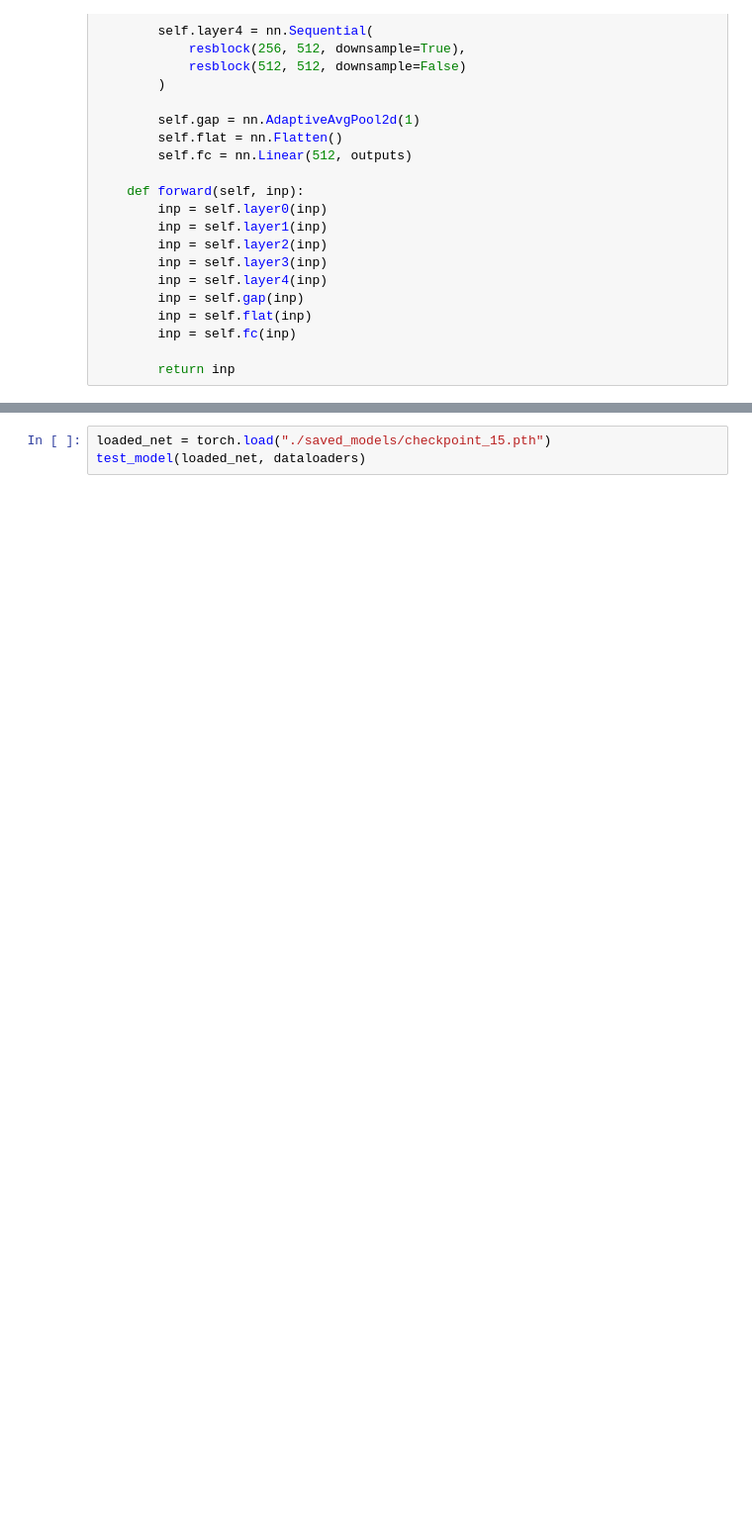
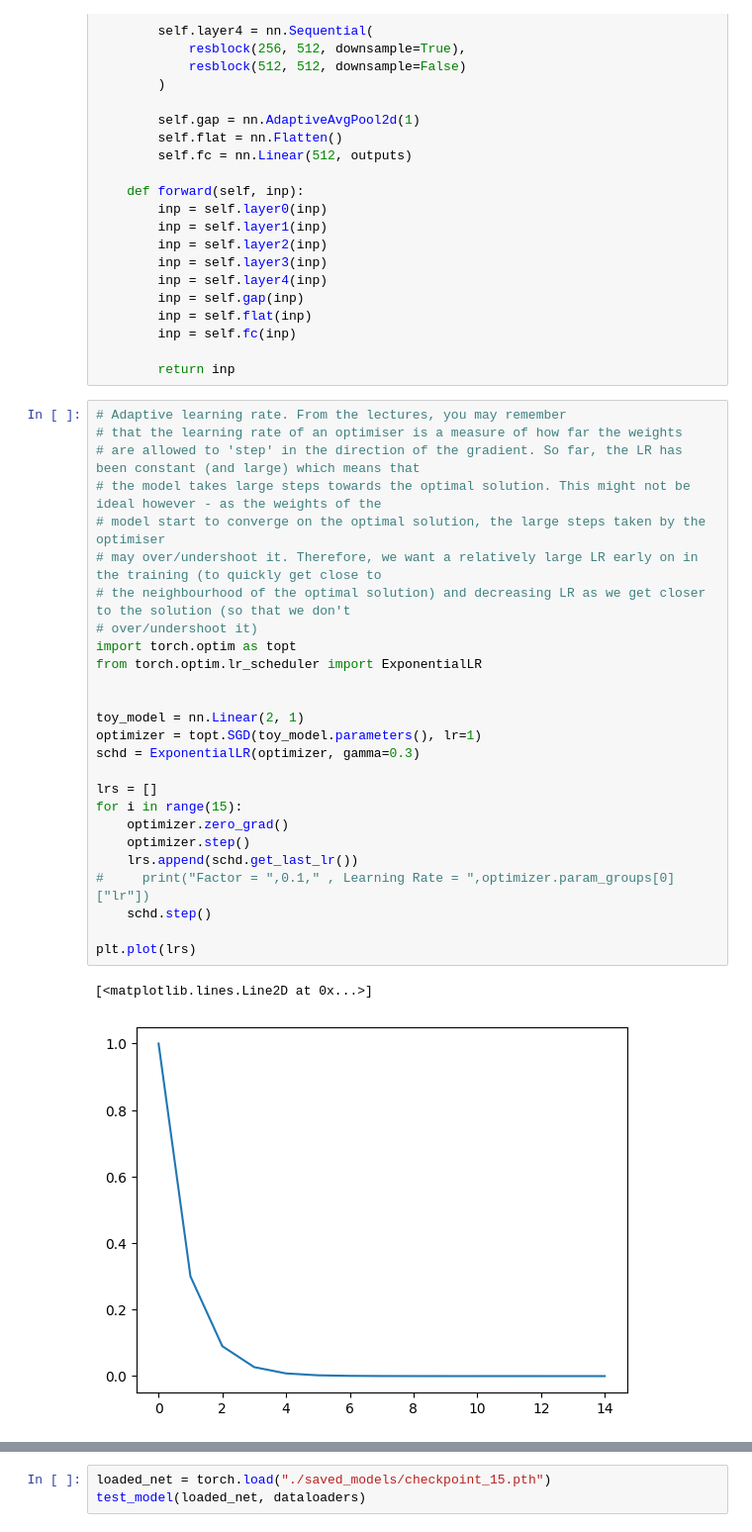
Before and after one commit to RaspberryVodka/aim-lab-sessions, a Jupyter notebook: handwritten-number-recognition.ipynb, the cells around one changed output, grey strips where cells are left out. Shown at 99% size. Cells and saved outputs as stored; diff of their text form; blank space fills up the shorter version.

Commit message:
Add early stopping and LR scheduling examples

```diff
--- a/handwritten-number-recognition.ipynb
+++ b/handwritten-number-recognition.ipynb
@@ -198,6 +234,35 @@ class ResNet(nn.Module):
         inp = self.fc(inp)
 
         return inp
+# %%
+# Adaptive learning rate. From the lectures, you may remember
+# that the learning rate of an optimiser is a measure of how far the weights
+# are allowed to 'step' in the direction of the gradient. So far, the LR has been constant (and large) which means that
+# the model takes large steps towards the optimal solution. This might not be ideal however - as the weights of the
+# model start to converge on the optimal solution, the large steps taken by the optimiser
+# may over/undershoot it. Therefore, we want a relatively large LR early on in the training (to quickly get close to
+# the neighbourhood of the optimal solution) and decreasing LR as we get closer to the solution (so that we don't
+# over/undershoot it)
+import torch.optim as topt
+from torch.optim.lr_scheduler import ExponentialLR
+
+
+toy_model = nn.Linear(2, 1)
+optimizer = topt.SGD(toy_model.parameters(), lr=1)
+schd = ExponentialLR(optimizer, gamma=0.3)
+
+lrs = []
+for i in range(15):
+    optimizer.zero_grad()
+    optimizer.step()
+    lrs.append(schd.get_last_lr())
+#     print("Factor = ",0.1," , Learning Rate = ",optimizer.param_groups[0]["lr"])
+    schd.step()
+
+plt.plot(lrs)
+# %% [output]
+[<matplotlib.lines.Line2D at 0x...>]
+[figure, added]
 # %%
 from torch.utils.tensorboard import SummaryWriter
 
```
Also changed, not shown: parts of 5 cells of this notebook.
